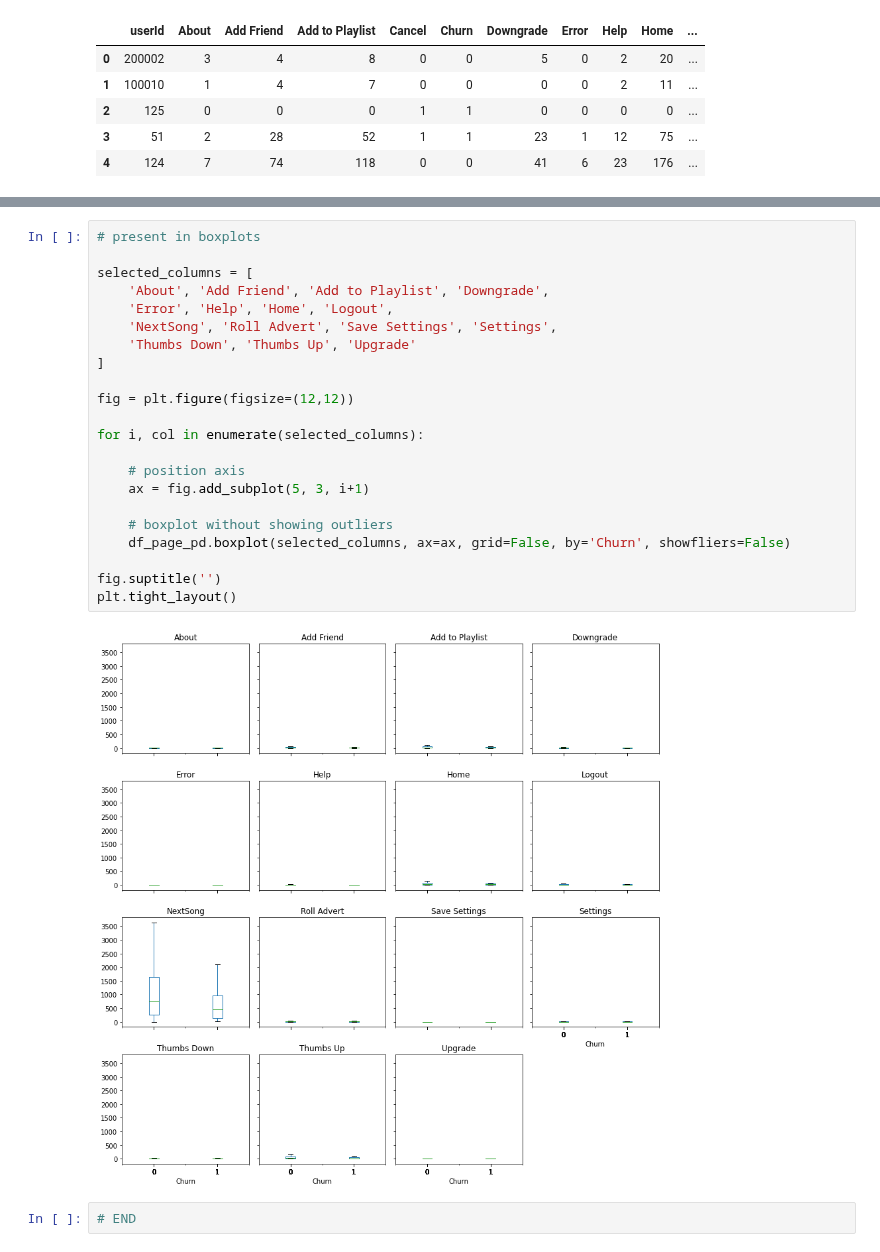
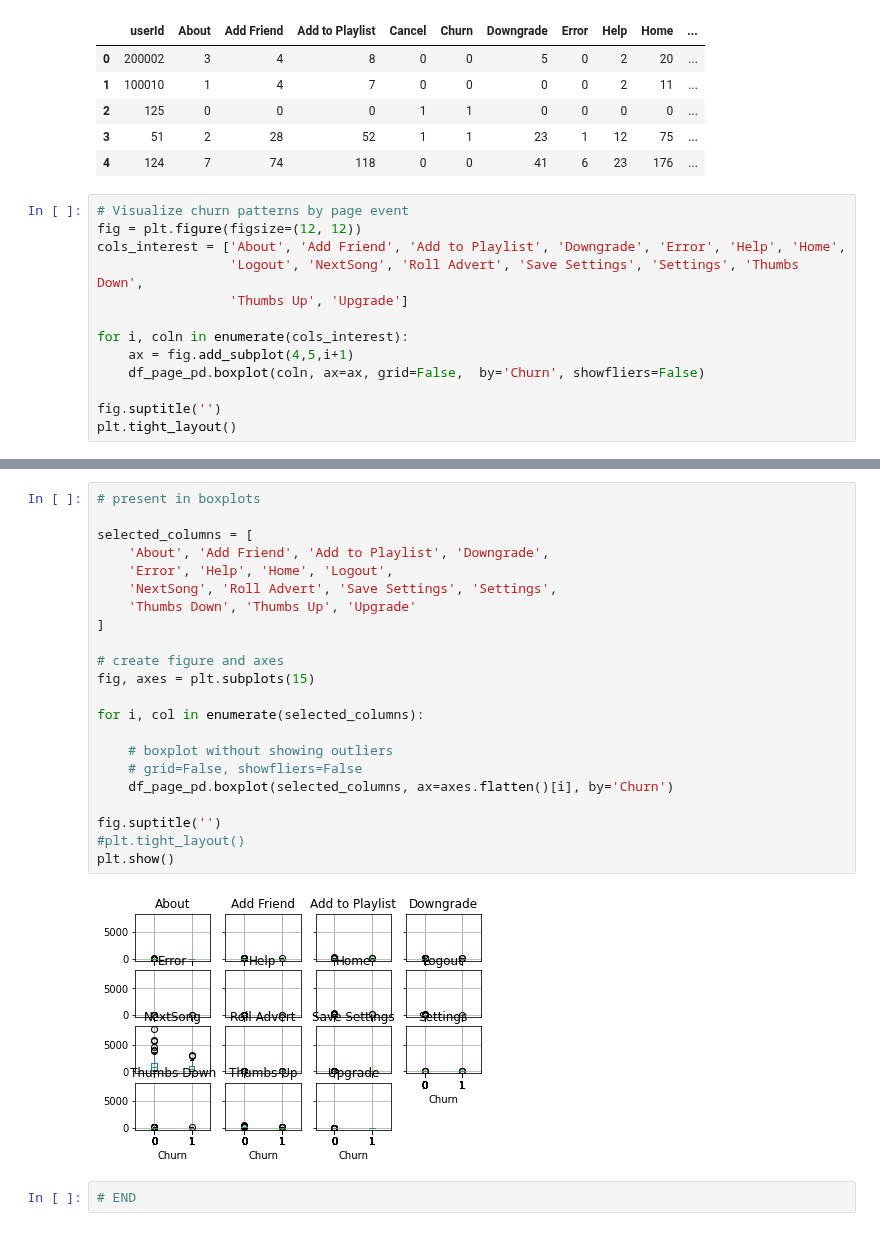
Before and after one commit to yatfungleung/Sparkify-User-Churn-Prediction, a Jupyter notebook: 1_data_cleaning.ipynb, the cells around one changed output, grey strips where cells are left out. Saved outputs shown, nothing was run; the diff lists cells and outputs as text.

```diff
--- a/1_data_cleaning.ipynb
+++ b/1_data_cleaning.ipynb
@@ -662,3 +662,16 @@ df_page_pd.head()
 | 2 | 125 | 0 | 0 | 0 | 1 | 1 | 0 | 0 | 0 | 0 | ... |
 | 3 | 51 | 2 | 28 | 52 | 1 | 1 | 23 | 1 | 12 | 75 | ... |
 | 4 | 124 | 7 | 74 | 118 | 0 | 0 | 41 | 6 | 23 | 176 | ... |
+# %%
+# Visualize churn patterns by page event
+fig = plt.figure(figsize=(12, 12))
+cols_interest = ['About', 'Add Friend', 'Add to Playlist', 'Downgrade', 'Error', 'Help', 'Home',
+                 'Logout', 'NextSong', 'Roll Advert', 'Save Settings', 'Settings', 'Thumbs Down',
+                 'Thumbs Up', 'Upgrade']
+
+for i, coln in enumerate(cols_interest):
+    ax = fig.add_subplot(4,5,i+1)
+    df_page_pd.boxplot(coln, ax=ax, grid=False,  by='Churn', showfliers=False)
+
+fig.suptitle('')
+plt.tight_layout()
@@ -665,26 +680,26 @@ df_page_pd.head()
 # %%
 # present in boxplots
 
 selected_columns = [
     'About', 'Add Friend', 'Add to Playlist', 'Downgrade',
     'Error', 'Help', 'Home', 'Logout',
     'NextSong', 'Roll Advert', 'Save Settings', 'Settings',
     'Thumbs Down', 'Thumbs Up', 'Upgrade'
 ]
 
-fig = plt.figure(figsize=(12,12))
+# create figure and axes
+fig, axes = plt.subplots(15)
 
 for i, col in enumerate(selected_columns):
 
-    # position axis
-    ax = fig.add_subplot(5, 3, i+1)
-
     # boxplot without showing outliers
-    df_page_pd.boxplot(selected_columns, ax=ax, grid=False, by='Churn', showfliers=False)
+    # grid=False, showfliers=False
+    df_page_pd.boxplot(selected_columns, ax=axes.flatten()[i], by='Churn')
 
 fig.suptitle('')
-plt.tight_layout()
+#plt.tight_layout()
+plt.show()
 # %% [output]
-[figure, old version]
+[figure, new version]
 # %%
 # END
```
Also changed, not shown: parts of 3 cells of this notebook.
